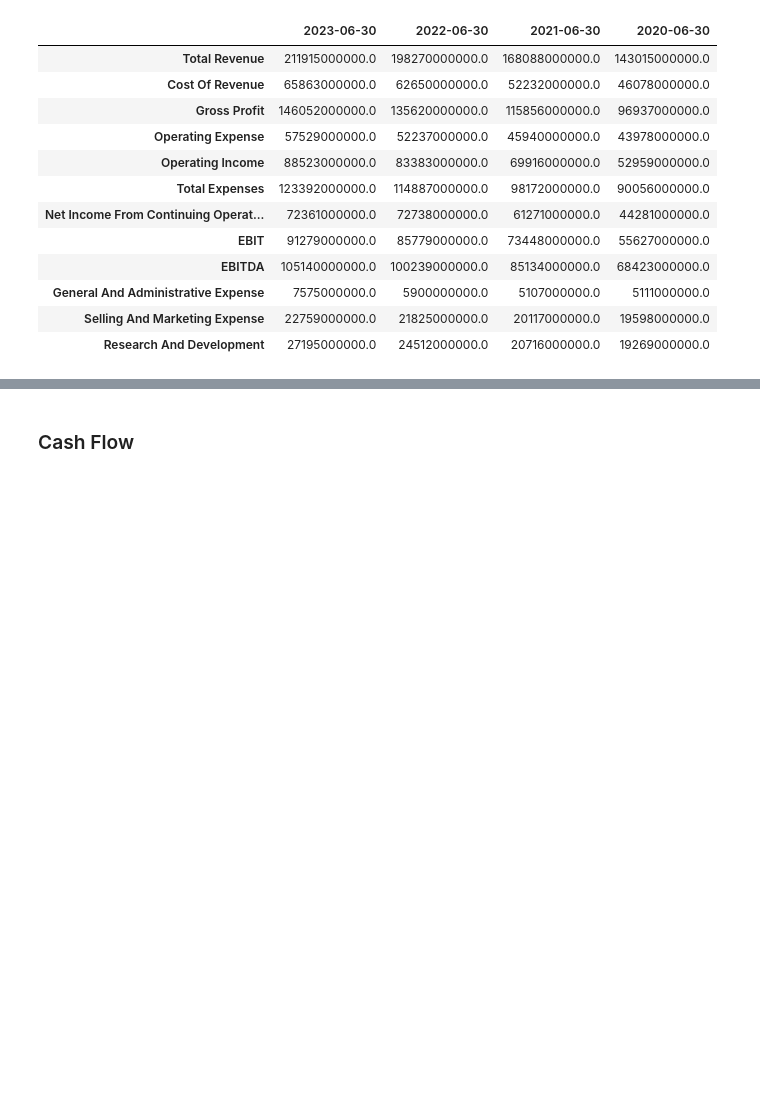
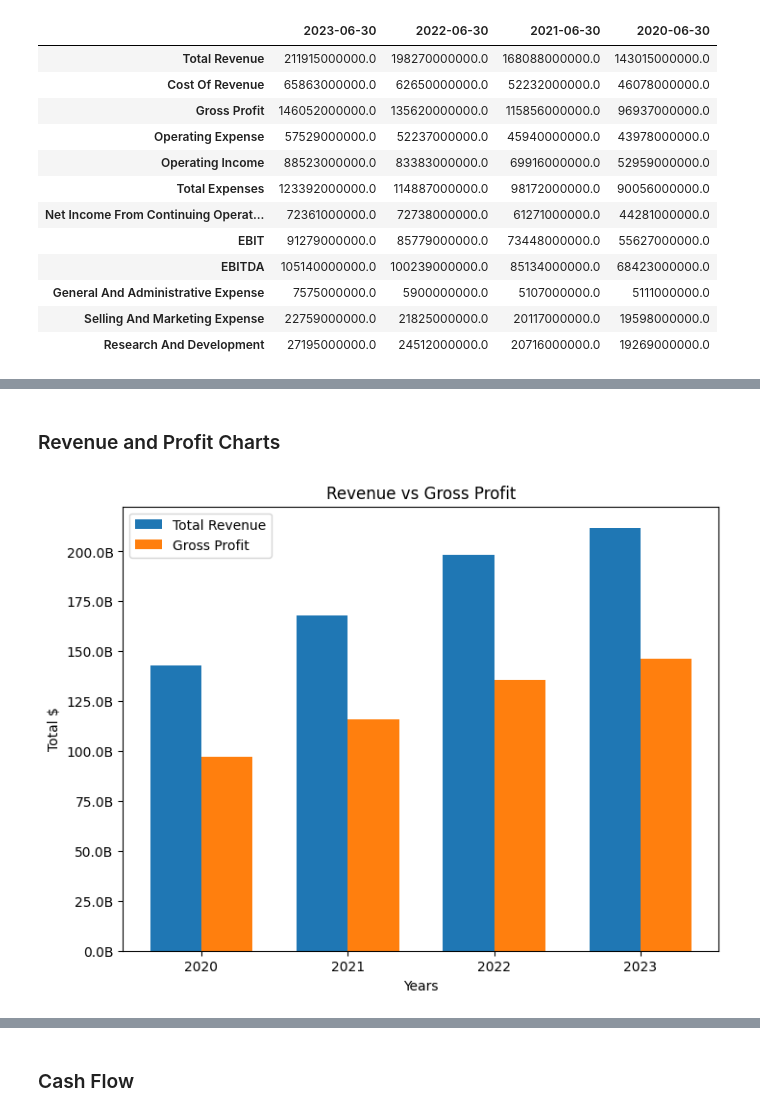
Before and after one commit to paty-oliveira/data-analysis-playground, a Jupyter notebook: stock-analysis/fundamental-analysis/index.ipynb, the cells around one changed output, grey strips where cells are left out. Saved outputs shown, nothing was run; the diff lists cells and outputs as text; code cells hidden in the pictures; blank space fills up the shorter version.

```diff
--- a/stock-analysis/fundamental-analysis/index.ipynb
+++ b/stock-analysis/fundamental-analysis/index.ipynb
@@ -401,0 +396,24 @@ df_income_stmt
+# %% [markdown]
+### Revenue and Profit Charts
+# %%
+x_group = 4
+x_values = pd.DatetimeIndex(df_income_stmt.index).year
+y_group_1 = {
+    "label": "Revenue",
+    "values": df_income_stmt["Total Revenue"].values
+}
+y_group_2 = {
+    "label": "Gross Profit",
+    "values": df_income_stmt["Gross Profit"].values
+}
+settings = {
+    "title": "Revenue vs Gross Profit",
+    "xlabel": "Years",
+    "ylabel": "Total $",
+    "legend": ["Total Revenue", "Gross Profit"],
+    "is_y_axis_formatted": True,
+}
+
+display_nested_bar_plot(x_group, x_values, y_group_1, y_group_2, settings)
+# %% [output]
+[figure, added]
```
Also changed, not shown: parts of 14 cells of this notebook.
